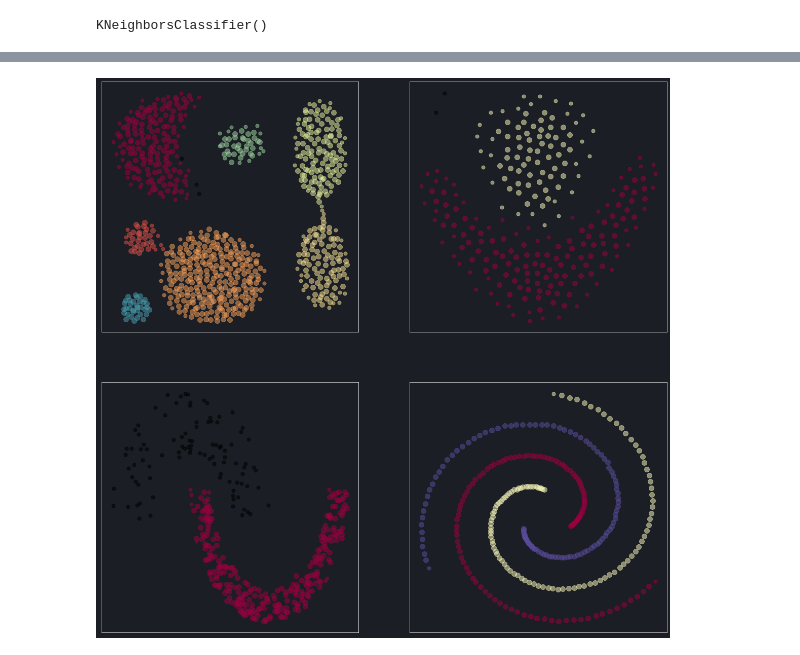
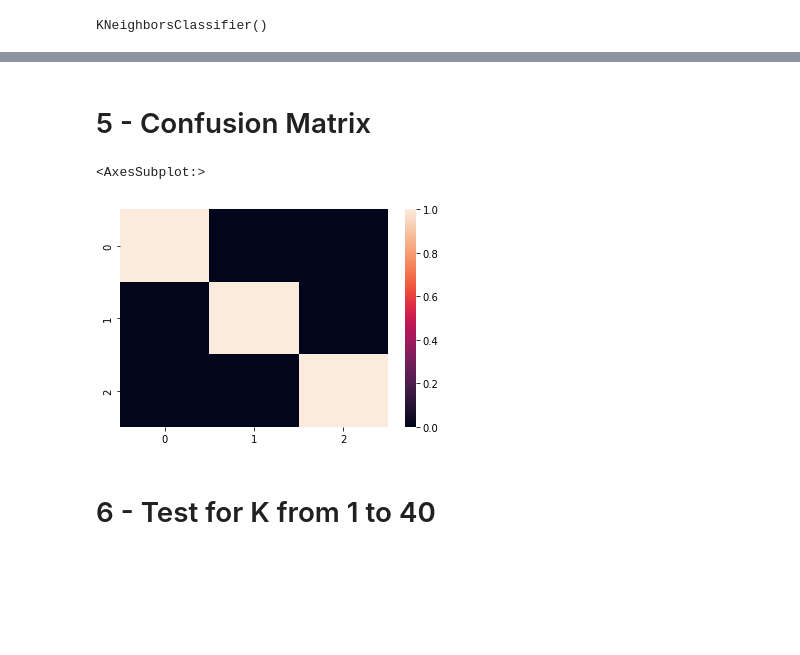
Before and after one commit to CenaAshoori/data_minning, a Jupyter notebook: 5/5.ipynb, the cells around one changed output, grey strips where cells are left out. Saved outputs shown, nothing was run; the diff lists cells and outputs as text; code cells hidden in the pictures; blank space fills up the shorter version.

```diff
--- a/5/5.ipynb
+++ b/5/5.ipynb
@@ -350,19 +142,0 @@ DBSpiral_unique_labels
-# %%
-plt.style.use("dark_background")
-for param in ['text.color', 'axes.labelcolor', 'xtick.color', 'ytick.color']:
-    plt.rcParams[param] = '0.9'  # very light grey
-for param in ['figure.facecolor', 'axes.facecolor', 'savefig.facecolor']:
-    plt.rcParams[param] = '#1b1e24'  # bluish dark grey
-colors = [
-    '#AB46D2',  # teal/cyan
-    '#55D8C1',  # yellow
-    '#FF6FB5',  # pink
-    '#FCF69C',  # matrix green
-    '#36AE7C',
-    '#F7E9D7',
-    '#F9D923',
-    '#FFFF00',
-    '#FF00FF',
-    '#FF0000',
-    '#FFFFFF'
-]
@@ -417,8 +143,11 @@ dbPlotMaker(SpiralFile, DBSpiral_unique_labels, DBSpiral_labels, DBSpiralـcore_
-# %%
-fig, ((ax1,ax2),(ax3,ax4)) = plt.subplots(nrows=2, ncols=2, figsize=(20, 20))
-ax1 = dbPlotMaker(X=AggregationFile, unique_labels=DBAggregation_unique_labels, lables=DBAggregation_labels, core_samples_mask=DBAggregationـcore_samples_mask, parent_axs=ax1)
-ax2 = dbPlotMaker(FlameFile, DBFlame_unique_labels, DBFlame_labels, DBFlameـcore_samples_mask, parent_axs=ax2)
-ax3 = dbPlotMaker(JainFile, DBJain_unique_labels, DBJain_labels, DBJainـcore_samples_mask, parent_axs=ax3)
-ax4 = dbPlotMaker(SpiralFile, DBSpiral_unique_labels, DBSpiral_labels, DBSpiralـcore_samples_mask, parent_axs=ax4)
-# %% [output]
-[figure, removed]
+# %% [markdown]
+# 5 - Confusion Matrix
+# %%
+test = classifier.predict(X_test.loc[:, X_train.columns!='normal_species'])
+result = confusion_matrix(X_test[['normal_species']],test)
+sns.heatmap(result, vmin=0, vmax=1)
+# %% [output]
+<AxesSubplot:>
+[figure, added]
+# %% [markdown]
+# 6 - Test for K from 1 to 40
```
Also changed, not shown: parts of 22 cells of this notebook, 1 other file.
